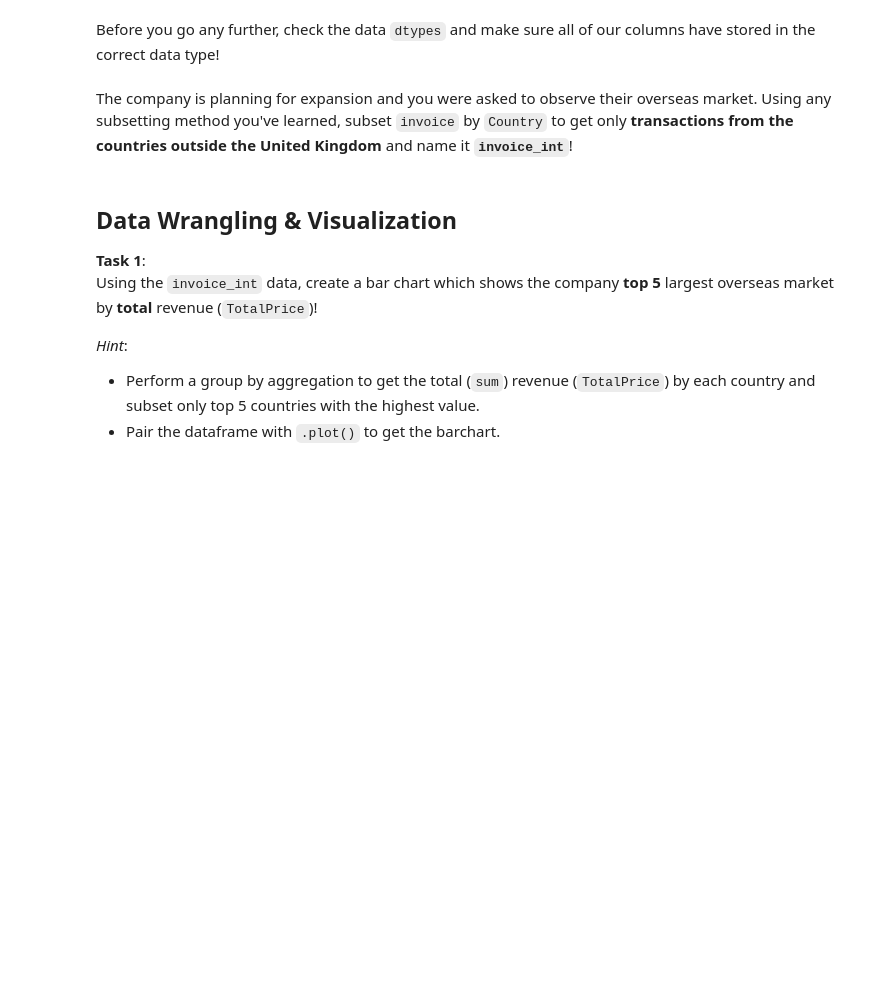
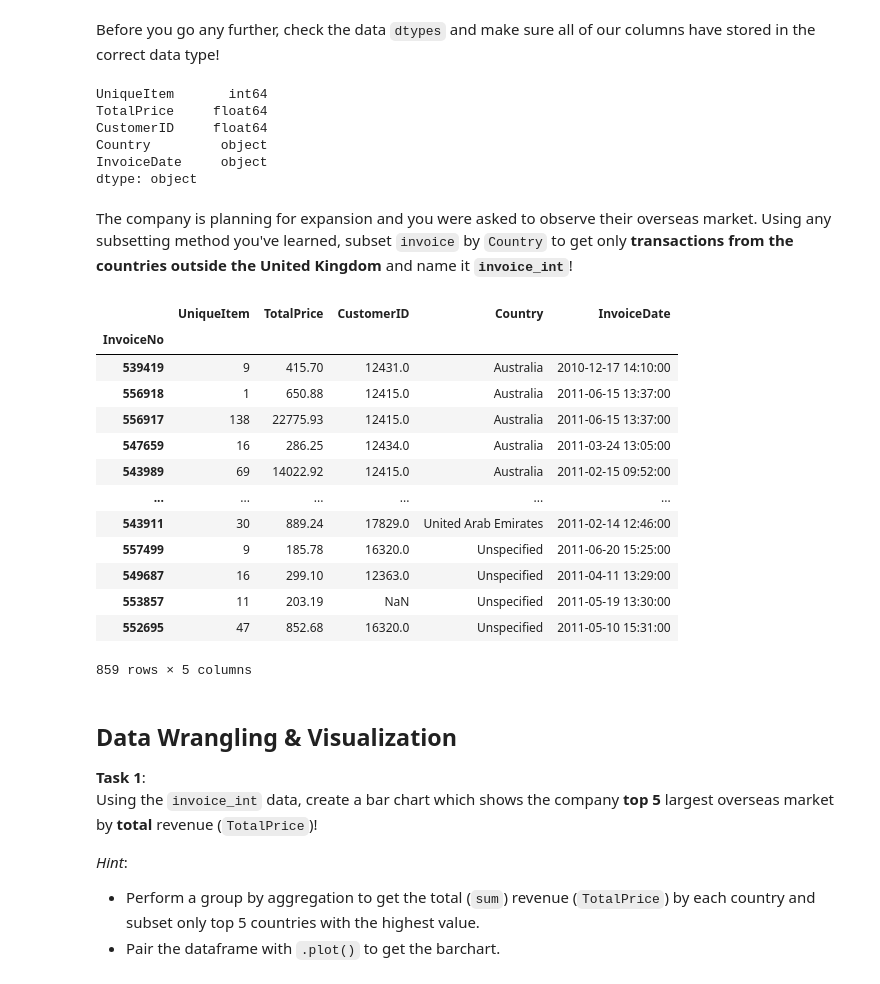
Before and after one commit to ariqleesta/quiz3_algoritma, a Jupyter notebook: 3. Quiz_Data_Wrangling_and_Visualization.ipynb, the cells around one changed output. Drawn from its saved outputs; the diff is of its cells as text; code cells hidden in the pictures; blank space fills up the shorter version.

```diff
--- a/3. Quiz_Data_Wrangling_and_Visualization.ipynb
+++ b/3. Quiz_Data_Wrangling_and_Visualization.ipynb
@@ -28,10 +28,37 @@ invoice.head()
 Before you go any further, check the data `dtypes` and make sure all of our columns have stored in the correct data type!
 # %%
 ## Your code here
+
+invoice.dtypes
+# %% [output]
+UniqueItem       int64
+TotalPrice     float64
+CustomerID     float64
+Country         object
+InvoiceDate     object
+dtype: object
 # %% [markdown]
 The company is planning for expansion and you were asked to observe their overseas market. Using any subsetting method you've learned, subset `invoice` by `Country` to get only **transactions from the countries outside the United Kingdom** and name it **`invoice_int`**!
 # %%
 ## Your code here
+
+invoice_int = invoice[invoice['Country'] != 'United Kingdom'].sort_values('Country')
+invoice_int
+# %% [output]
+|  | UniqueItem | TotalPrice | CustomerID | Country | InvoiceDate |
+| InvoiceNo |  |  |  |  |  |
+| 539419 | 9 | 415.70 | 12431.0 | Australia | 2010-12-17 14:10:00 |
+| 556918 | 1 | 650.88 | 12415.0 | Australia | 2011-06-15 13:37:00 |
+| 556917 | 138 | 22775.93 | 12415.0 | Australia | 2011-06-15 13:37:00 |
+| 547659 | 16 | 286.25 | 12434.0 | Australia | 2011-03-24 13:05:00 |
+| 543989 | 69 | 14022.92 | 12415.0 | Australia | 2011-02-15 09:52:00 |
+| ... | ... | ... | ... | ... | ... |
+| 543911 | 30 | 889.24 | 17829.0 | United Arab Emirates | 2011-02-14 12:46:00 |
+| 557499 | 9 | 185.78 | 16320.0 | Unspecified | 2011-06-20 15:25:00 |
+| 549687 | 16 | 299.10 | 12363.0 | Unspecified | 2011-04-11 13:29:00 |
+| 553857 | 11 | 203.19 | NaN | Unspecified | 2011-05-19 13:30:00 |
+| 552695 | 47 | 852.68 | 16320.0 | Unspecified | 2011-05-10 15:31:00 |
+859 rows × 5 columns
 # %% [markdown]
 ## Data Wrangling & Visualization
 
```
Also changed, not shown: parts of 8 cells of this notebook.
